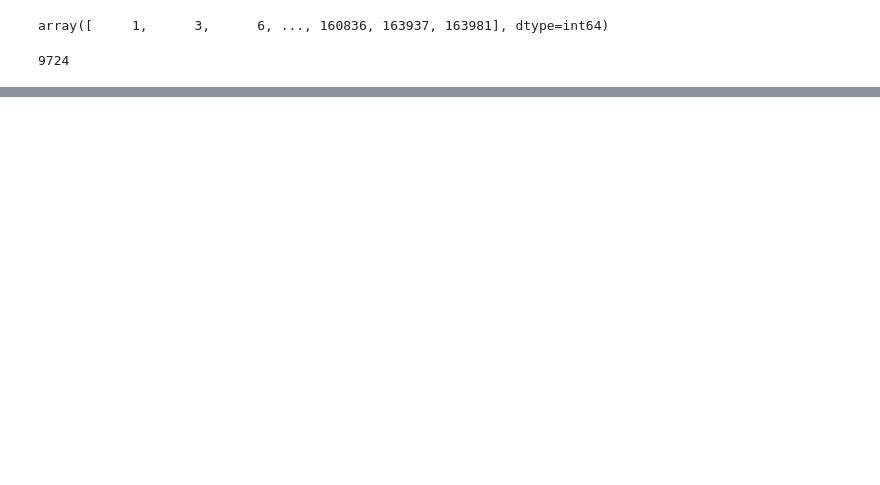
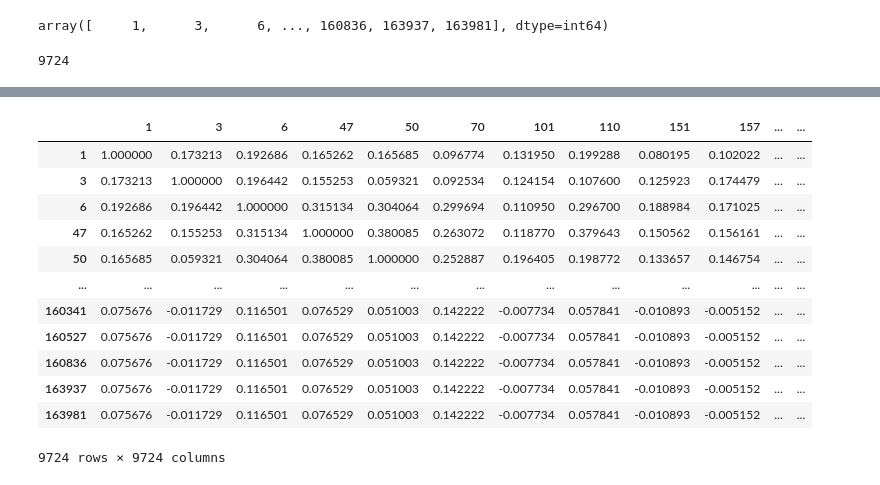
Before and after one commit to mhAbidi/collaborative_recommendation_imdb, a Jupyter notebook: Collaborative Filter Recommendation/collaborative_recommendation.ipynb, the cells around one changed output, grey strips where cells are left out. Drawn from its saved outputs; the diff is of its cells as text; code cells hidden in the pictures; blank space fills up the shorter version.

```diff
--- a/Collaborative Filter Recommendation/collaborative_recommendation.ipynb
+++ b/Collaborative Filter Recommendation/collaborative_recommendation.ipynb
@@ -43,8 +66,7 @@ for row in ratings.iterrows():
     user = row[1].userId
     movie = row[1].movieId
     rating = row[1].rating
-    if rating == "NaN":
-        rating = 0
+
     ratings_dataset.at[user-1,movie] = rating
 # %%
 ratings_dataset = ratings_dataset.set_index('user')
@@ -61,0 +130,18 @@ print(item_similarity)
+# %%
+item_similarity_df = pd.DataFrame(item_similarity, index=ratings_dataset.columns, columns= ratings_dataset.columns)
+# %%
+item_similarity_df
+# %% [output]
+|  | 1 | 3 | 6 | 47 | 50 | 70 | 101 | 110 | 151 | 157 | ... | ... |
+| 1 | 1.000000 | 0.173213 | 0.192686 | 0.165262 | 0.165685 | 0.096774 | 0.131950 | 0.199288 | 0.080195 | 0.102022 | ... | ... |
+| 3 | 0.173213 | 1.000000 | 0.196442 | 0.155253 | 0.059321 | 0.092534 | 0.124154 | 0.107600 | 0.125923 | 0.174479 | ... | ... |
+| 6 | 0.192686 | 0.196442 | 1.000000 | 0.315134 | 0.304064 | 0.299694 | 0.110950 | 0.296700 | 0.188984 | 0.171025 | ... | ... |
+| 47 | 0.165262 | 0.155253 | 0.315134 | 1.000000 | 0.380085 | 0.263072 | 0.118770 | 0.379643 | 0.150562 | 0.156161 | ... | ... |
+| 50 | 0.165685 | 0.059321 | 0.304064 | 0.380085 | 1.000000 | 0.252887 | 0.196405 | 0.198772 | 0.133657 | 0.146754 | ... | ... |
+| ... | ... | ... | ... | ... | ... | ... | ... | ... | ... | ... | ... | ... |
+| 160341 | 0.075676 | -0.011729 | 0.116501 | 0.076529 | 0.051003 | 0.142222 | -0.007734 | 0.057841 | -0.010893 | -0.005152 | ... | ... |
+| 160527 | 0.075676 | -0.011729 | 0.116501 | 0.076529 | 0.051003 | 0.142222 | -0.007734 | 0.057841 | -0.010893 | -0.005152 | ... | ... |
+| 160836 | 0.075676 | -0.011729 | 0.116501 | 0.076529 | 0.051003 | 0.142222 | -0.007734 | 0.057841 | -0.010893 | -0.005152 | ... | ... |
+| 163937 | 0.075676 | -0.011729 | 0.116501 | 0.076529 | 0.051003 | 0.142222 | -0.007734 | 0.057841 | -0.010893 | -0.005152 | ... | ... |
+| 163981 | 0.075676 | -0.011729 | 0.116501 | 0.076529 | 0.051003 | 0.142222 | -0.007734 | 0.057841 | -0.010893 | -0.005152 | ... | ... |
+9724 rows × 9724 columns
```
Also changed, not shown: parts of 11 cells of this notebook, 8 other files.
